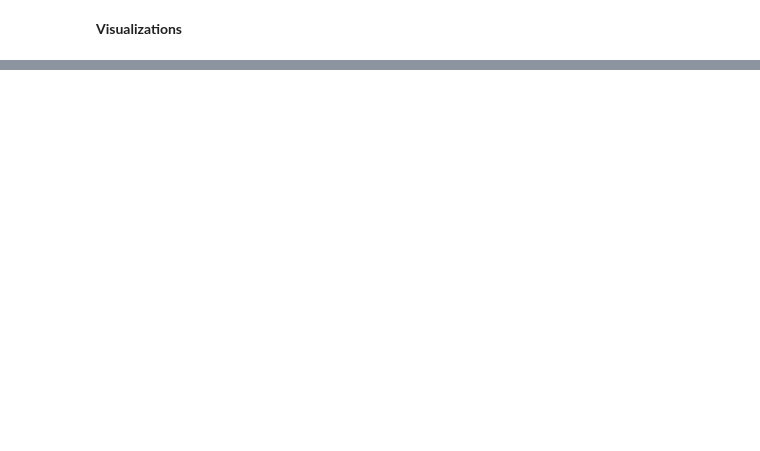
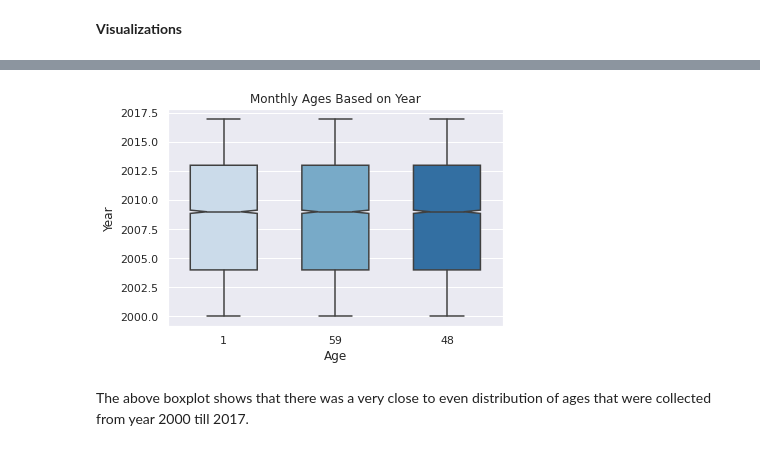
Before and after one commit to Sun-ny-A/food-sales-predictions, a Jupyter notebook: Project_2_Part_2.ipynb, the cells around one changed output, grey strips where cells are left out. Drawn from its saved outputs; the diff is of its cells as text; code cells hidden in the pictures; blank space fills up the shorter version.

```diff
--- a/Project_2_Part_2.ipynb
+++ b/Project_2_Part_2.ipynb
@@ -177,0 +193,7 @@ Name: Age, dtype: int64
+# %%
+sns.boxplot(x = df['Age'], y = df['Year'], width=0.6, palette="Blues", notch=True).set(title='Monthly Ages Based on Year')
+sns.set(style="darkgrid")
+# %% [output]
+[figure, added]
+# %% [markdown]
+The above boxplot shows that there was a very close to even distribution of ages that were collected from year 2000 till 2017.
```
Also changed, not shown: parts of 8 cells of this notebook.
